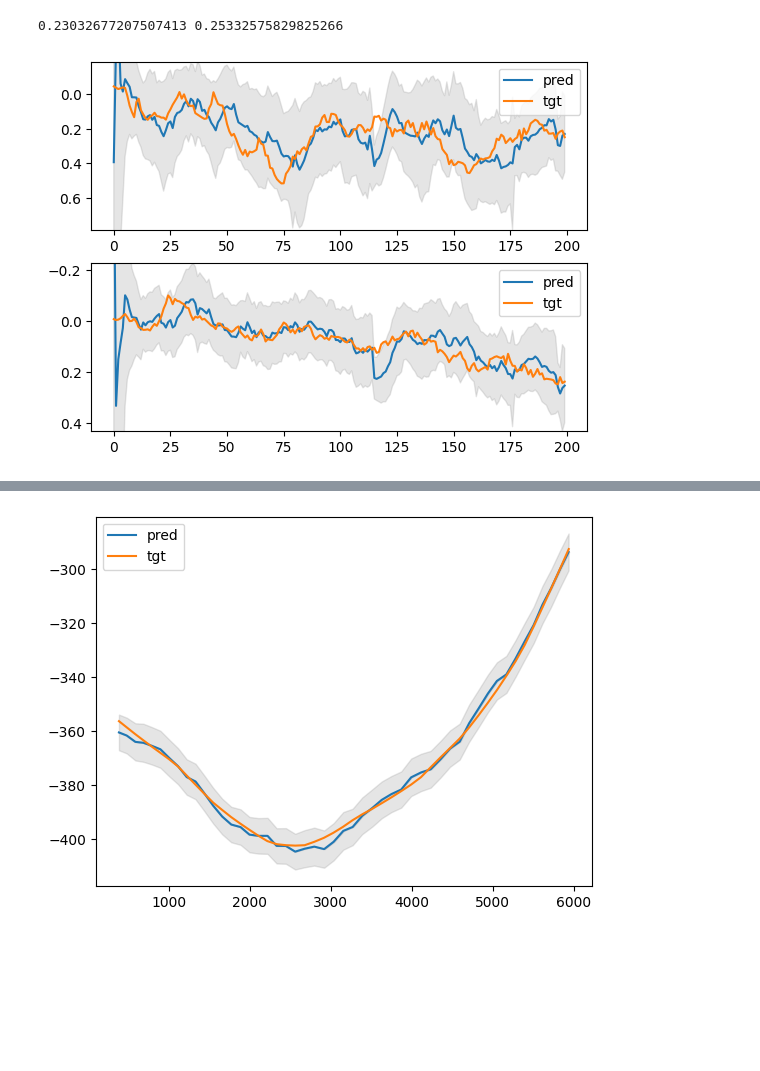
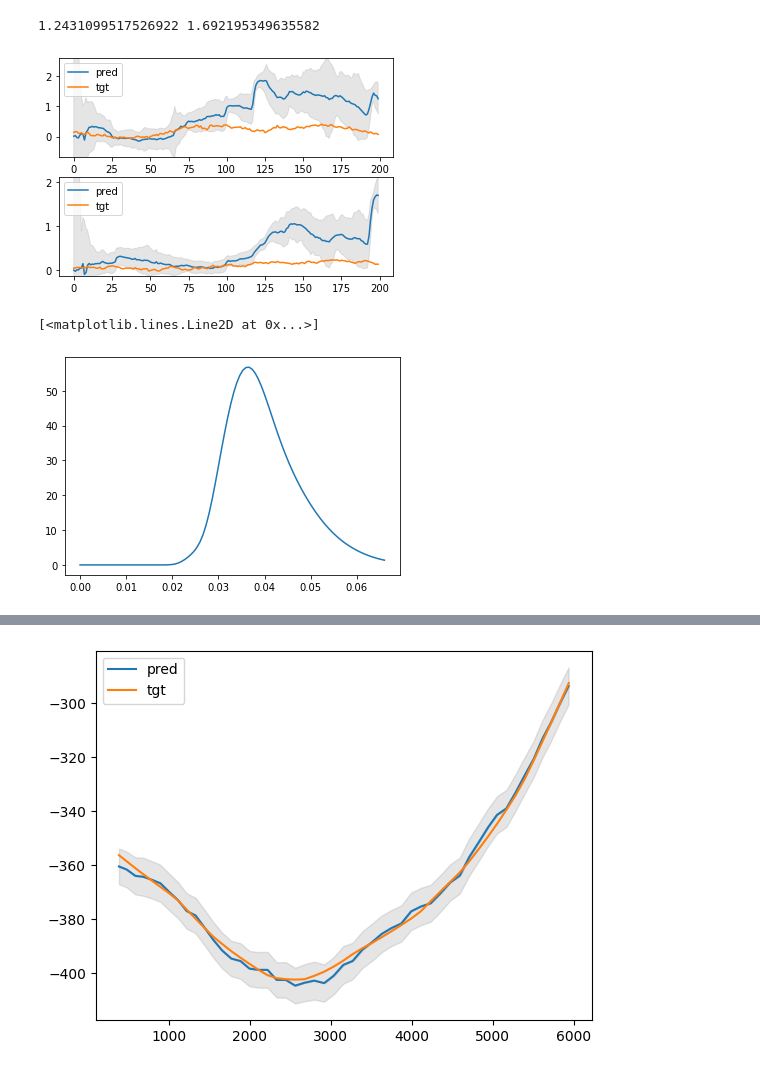
Before and after one commit to ShariceLiu/levy_simu, a Jupyter notebook: nD_simu_changing_mu.ipynb, the cells around one changed output, grey strips where cells are left out. Cells and saved outputs as stored; diff of their text form; code cells hidden in the pictures; blank space fills up the shorter version.

```diff
--- a/nD_simu_changing_mu.ipynb
+++ b/nD_simu_changing_mu.ipynb
@@ -132,9 +132,9 @@ def simu_langevin_changing_mu():
     t_ns = np.zeros(N)
     u_ns = np.zeros((N,2))
 
-    # u1 = 0.1 # start of u
-    # u2 = 0.05
-    u1,u2 = 0, 0
+    u1 = 0.1 # start of u
+    u2 = 0.05
+#     u1,u2 = 0, 0
 
     vs_nt = []
     gammas_nt = []
@@ -476,15 +476,15 @@ def single_ite_particle_filtering_para(y_n, log_weight_p, mu_p, P_p, E_ns, gamma
 #         w_p_nextn = weight_p[p]*stats.multivariate_normal(np.array(mu_n_n.T)[0], P_n_n).pdf(np.array(y_n.T)[0])
 #         weights_p_nextn[p] = w_p_nextn
         # count sigma_w in
-        # norm_sigma_n_prev_n = sigma_n_prev_n/sigma_w**2
-        # E_ns[p,n] = -(y_n-y_hat_n_prev_n).T*np.linalg.inv(norm_sigma_n_prev_n)*(y_n-y_hat_n_prev_n)/2
-        # beta_w_post_p = beta_w - sum(E_ns[p,:])
-        # log_like = -0.5*np.log(np.linalg.det(sigma_n_prev_n))-(alpha_w+n/2)*np.log(beta_w_post_p)\
-        #             +(alpha_w+n/2-1/2)*np.log(beta_w - sum(E_ns[p,:(n-1)]))+\
-        #             scipy.special.loggamma(n/2+alpha_w)-scipy.special.loggamma(n/2+alpha_w-1/2) # -2/2*np.log(2*np.pi)
+        norm_sigma_n_prev_n = sigma_n_prev_n/sigma_w**2
+        E_ns[p,n] = -(y_n-y_hat_n_prev_n).T*np.linalg.inv(norm_sigma_n_prev_n)*(y_n-y_hat_n_prev_n)/2
+        beta_w_post_p = beta_w - sum(E_ns[p,:])
+        log_like = -0.5*np.log(np.linalg.det(sigma_n_prev_n))-(alpha_w+n/2)*np.log(beta_w_post_p)\
+                    +(alpha_w+n/2-1/2)*np.log(beta_w - sum(E_ns[p,:(n-1)]))+\
+                    scipy.special.loggamma(n/2+alpha_w)-scipy.special.loggamma(n/2+alpha_w-1/2) # -2/2*np.log(2*np.pi)
 
         # normalise weights
-        log_like = -(y_n-y_hat_n_prev_n).T*np.linalg.inv(sigma_n_prev_n)*(y_n-y_hat_n_prev_n)/2-0.5*np.log(np.linalg.det(sigma_n_prev_n))-2/2*np.log(2*np.pi)
+#         log_like = -(y_n-y_hat_n_prev_n).T*np.linalg.inv(sigma_n_prev_n)*(y_n-y_hat_n_prev_n)/2-0.5*np.log(np.linalg.det(sigma_n_prev_n))-2/2*np.log(2*np.pi)
         log_w_p_nextn = log_weight_p[p]+log_like
 #         log_w_p_nextn = log_weight_p[p]+np.log(stats.multivariate_normal(np.array(y_hat_n_prev_n.T)[0], sigma_n_prev_n).pdf(np.array(y_n.T)[0]))
         log_weights_p_nextn[p] = log_w_p_nextn
@@ -758,7 +759,7 @@ def single_ite_particle_filtering_bytimestep(y_n, log_weight_p, mu_p, P_p, E_ns,
 n_mus = []
 n_Ps = []
 n_ws = []
-num_particles = 100
+num_particles = 10
 
 # initialize x
 mu_p_1 = np.matrix(np.zeros(6)).T
@@ -776,7 +777,7 @@ for n in range(N):
     gammas = gammas_nt[n]
     vs = vs_nt[n]
 
-    if n%5 == 0:
+    if n%3 == 0:
         resample = True
     else:
         resample = False
@@ -801,34 +802,52 @@ for i in range(N):
         for j in range(6):
             avg_P[i,d,j] = np.dot(np.array(n_Ps[i,:,d,j].T), np.exp(n_ws[i,:]))+\
             np.dot((np.array(n_mus[i,:,d,:].T)[0]-average[i,d])*(np.array(n_mus[i,:,j,:].T)[0]-average[i,j]), np.exp(n_ws[i,:]))
 
         std3[i,d]=np.sqrt(avg_P[i,d,d])*3
 
 # plot error region
 dim = 4
 plt.figure()
 plt.subplot(2,1,1)
-plt.ylim([max(average[25:,dim] + std3[25:,dim]),min(average[25:,dim] - std3[25:,dim])])
+plt.ylim([min(average[25:,dim] - std3[25:,dim]),max(average[25:,dim] + std3[25:,dim])])
 plt.plot(average[:,dim])
 plt.plot(u_ns[:,0])
 plt.fill_between(range(N),average[:,dim] - std3[:,dim], average[:,dim] + std3[:,dim],
                  color='gray', alpha=0.2)
 plt.legend(['pred','tgt'])
 # plt.title(f'Jumps separate, alpha = {alpha}, num = {num_particles}')
 
 dim = 5
 plt.subplot(2,1,2)
-plt.ylim([max(average[25:,dim] + std3[25:,dim]),min(average[25:,dim] - std3[25:,dim])])
+plt.ylim([min(average[25:,dim] - std3[25:,dim]),max(average[25:,dim] + std3[25:,dim])])
 plt.plot(average[:,dim])
 plt.plot(u_ns[:,1])
 plt.fill_between(range(N),average[:,dim] - std3[:,dim], average[:,dim] + std3[:,dim],
                  color='gray', alpha=0.2)
 plt.legend(['pred','tgt'])
 # plt.savefig('predictmu/changing_mu_a09_1step.png')
 
 # plt.legend(['mu 1','mu 2'])
 # plt.savefig('Langevin_nonzero_mus_fixjump.png')
 print(average[-1,4],average[-1,5])
 # %% [output]
-0.23032677207507413 0.25332575829825266
+1.2431099517526922 1.692195349635582
-[figure, old version]
+[figure, new version]
+# %%
+from scipy.stats import invgamma
+# plot posterior of sigma
+# step 1: get beta from E
+betas = np.zeros(N)
+alpha = alpha_w + N/2
+xs = np.linspace(0.0,sigma_w*2,100)
+fxs = 0
+for p in range(num_particles):
+    betas[p] = beta_w - sum(E_ns[p,:])
+    x_beta = xs/betas[p]
+    pdf = invgamma.pdf(x_beta, alpha)/betas[p]*np.exp(n_ws[-1,p])
+    fxs += pdf
+
+plt.plot(xs, fxs)
+# %% [output]
+[<matplotlib.lines.Line2D at 0x...>]
+[figure, added]
```
Also changed, not shown: parts of 6 cells of this notebook, 4 other files.
